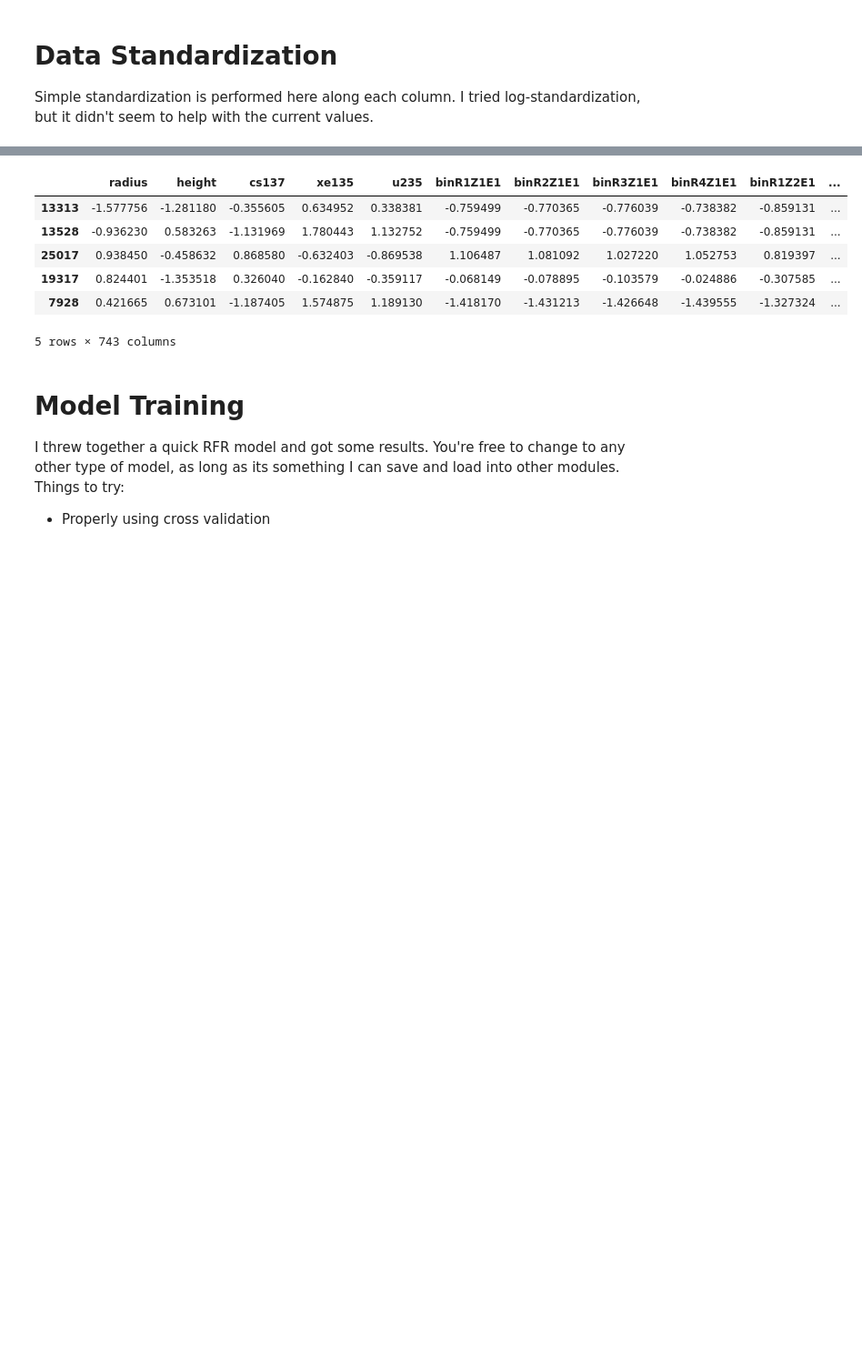
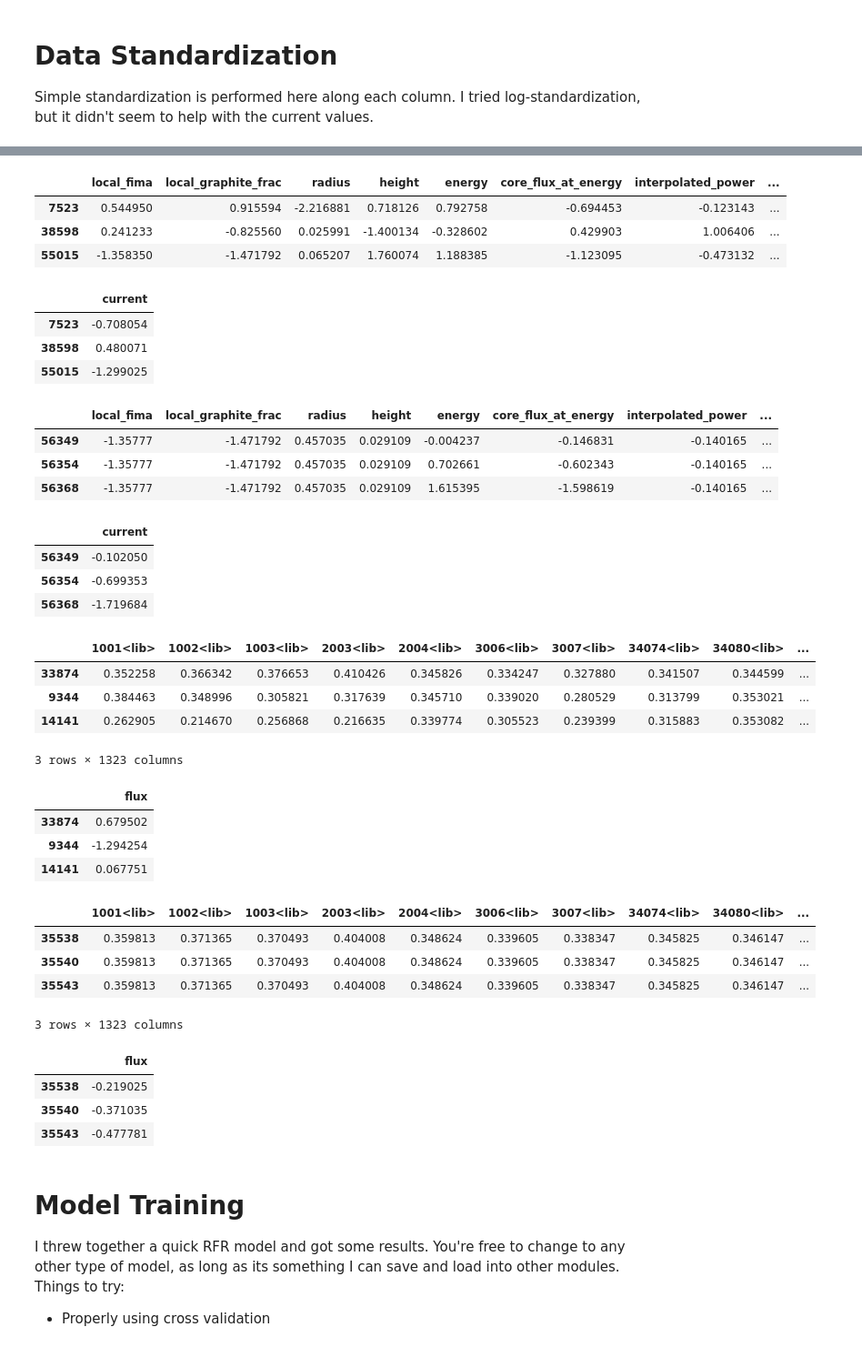
Before and after one commit to iankolaja/PEARLSim, a Jupyter notebook: create_current_model.ipynb, the cells around one changed output, grey strips where cells are left out. Shown at 91% size. Cells and saved outputs as stored; diff of their text form; code cells hidden in the pictures; blank space fills up the shorter version.

```diff
--- a/create_current_model.ipynb
+++ b/create_current_model.ipynb
@@ -16,4 +34,6 @@ from sklearn.neighbors import KNeighborsRegressor
 # %%
-all_features = pd.read_csv("training_data/current_data.csv", index_col=0)
-all_targets = pd.read_csv("training_data/current_target.csv", index_col=0)
+current_features = pd.read_csv("training_data/current_data.csv.gz", index_col=0)
+current_targets = pd.read_csv("training_data/current_targets.csv.gz", index_col=0)
+flux_features = pd.read_csv("training_data/flux_data.csv.gz", index_col=0)
+flux_targets = pd.read_csv("training_data/flux_targets.csv.gz", index_col=0)
 # %%
@@ -110,13 +80,48 @@ print(np.shape(testing_target))
 # %%
-display(training_data.iloc[-5:])
+display(current_std_data["training_features"].iloc[-3:])
+display(current_std_data["training_target"].iloc[-3:])
+display(current_std_data["testing_features"].iloc[-3:])
+display(current_std_data["testing_target"].iloc[-3:])
+
+display(flux_std_data["training_features"].iloc[-3:])
+display(flux_std_data["training_target"].iloc[-3:])
+display(flux_std_data["testing_features"].iloc[-3:])
+display(flux_std_data["testing_target"].iloc[-3:])
 # %% [output]
-|  | radius | height | cs137 | xe135 | u235 | binR1Z1E1 | binR2Z1E1 | binR3Z1E1 | binR4Z1E1 | binR1Z2E1 | ... |
-| 13313 | -1.577756 | -1.281180 | -0.355605 | 0.634952 | 0.338381 | -0.759499 | -0.770365 | -0.776039 | -0.738382 | -0.859131 | ... |
-| 13528 | -0.936230 | 0.583263 | -1.131969 | 1.780443 | 1.132752 | -0.759499 | -0.770365 | -0.776039 | -0.738382 | -0.859131 | ... |
-| 25017 | 0.938450 | -0.458632 | 0.868580 | -0.632403 | -0.869538 | 1.106487 | 1.081092 | 1.027220 | 1.052753 | 0.819397 | ... |
-| 19317 | 0.824401 | -1.353518 | 0.326040 | -0.162840 | -0.359117 | -0.068149 | -0.078895 | -0.103579 | -0.024886 | -0.307585 | ... |
-| 7928 | 0.421665 | 0.673101 | -1.187405 | 1.574875 | 1.189130 | -1.418170 | -1.431213 | -1.426648 | -1.439555 | -1.327324 | ... |
+|  | local_fima | local_graphite_frac | radius | height | energy | core_flux_at_energy | interpolated_power | ... |
+| 7523 | 0.544950 | 0.915594 | -2.216881 | 0.718126 | 0.792758 | -0.694453 | -0.123143 | ... |
+| 38598 | 0.241233 | -0.825560 | 0.025991 | -1.400134 | -0.328602 | 0.429903 | 1.006406 | ... |
+| 55015 | -1.358350 | -1.471792 | 0.065207 | 1.760074 | 1.188385 | -1.123095 | -0.473132 | ... |
+|  | current |
+| 7523 | -0.708054 |
+| 38598 | 0.480071 |
+| 55015 | -1.299025 |
+|  | local_fima | local_graphite_frac | radius | height | energy | core_flux_at_energy | interpolated_power | ... |
+| 56349 | -1.35777 | -1.471792 | 0.457035 | 0.029109 | -0.004237 | -0.146831 | -0.140165 | ... |
+| 56354 | -1.35777 | -1.471792 | 0.457035 | 0.029109 | 0.702661 | -0.602343 | -0.140165 | ... |
+| 56368 | -1.35777 | -1.471792 | 0.457035 | 0.029109 | 1.615395 | -1.598619 | -0.140165 | ... |
+|  | current |
+| 56349 | -0.102050 |
+| 56354 | -0.699353 |
+| 56368 | -1.719684 |
+|  | 1001<lib> | 1002<lib> | 1003<lib> | 2003<lib> | 2004<lib> | 3006<lib> | 3007<lib> | 34074<lib> | 34080<lib> | ... |
+| 33874 | 0.352258 | 0.366342 | 0.376653 | 0.410426 | 0.345826 | 0.334247 | 0.327880 | 0.341507 | 0.344599 | ... |
+| 9344 | 0.384463 | 0.348996 | 0.305821 | 0.317639 | 0.345710 | 0.339020 | 0.280529 | 0.313799 | 0.353021 | ... |
+| 14141 | 0.262905 | 0.214670 | 0.256868 | 0.216635 | 0.339774 | 0.305523 | 0.239399 | 0.315883 | 0.353082 | ... |
-5 rows × 743 columns
+3 rows × 1323 columns
+|  | flux |
+| 33874 | 0.679502 |
+| 9344 | -1.294254 |
+| 14141 | 0.067751 |
+|  | 1001<lib> | 1002<lib> | 1003<lib> | 2003<lib> | 2004<lib> | 3006<lib> | 3007<lib> | 34074<lib> | 34080<lib> | ... |
+| 35538 | 0.359813 | 0.371365 | 0.370493 | 0.404008 | 0.348624 | 0.339605 | 0.338347 | 0.345825 | 0.346147 | ... |
+| 35540 | 0.359813 | 0.371365 | 0.370493 | 0.404008 | 0.348624 | 0.339605 | 0.338347 | 0.345825 | 0.346147 | ... |
+| 35543 | 0.359813 | 0.371365 | 0.370493 | 0.404008 | 0.348624 | 0.339605 | 0.338347 | 0.345825 | 0.346147 | ... |
+3 rows × 1323 columns
+|  | flux |
+| 35538 | -0.219025 |
+| 35540 | -0.371035 |
+| 35543 | -0.477781 |
 # %% [markdown]
 # Model Training
 I threw together a quick RFR model and got some results. You're free to change to any other type of model, as long as its something I can save and load into other modules. Things to try:
```
Also changed, not shown: parts of 116 cells of this notebook, 7 other files.
